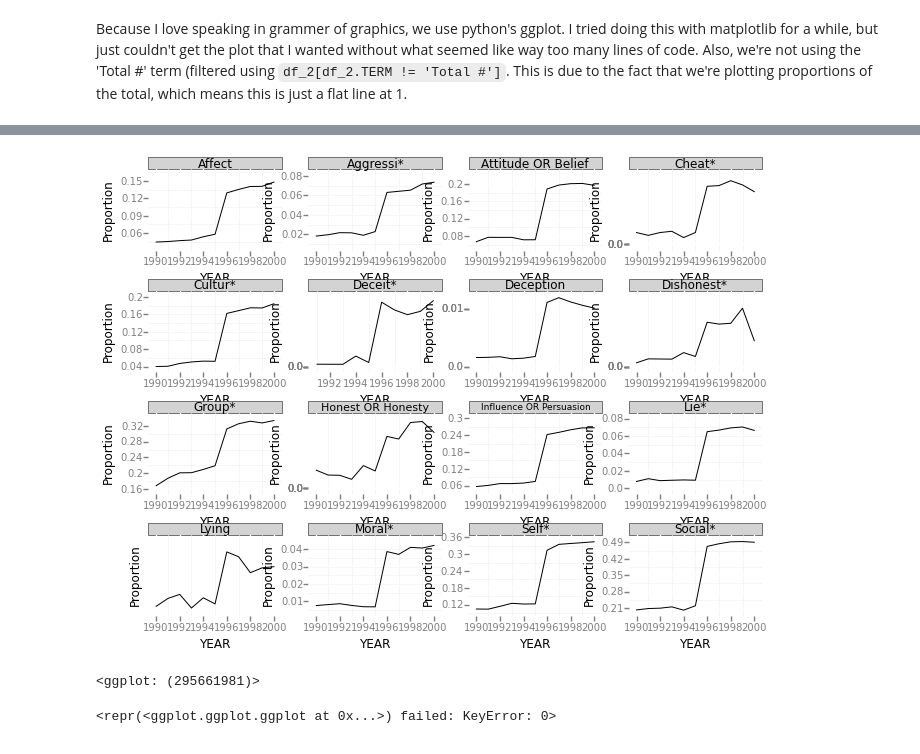
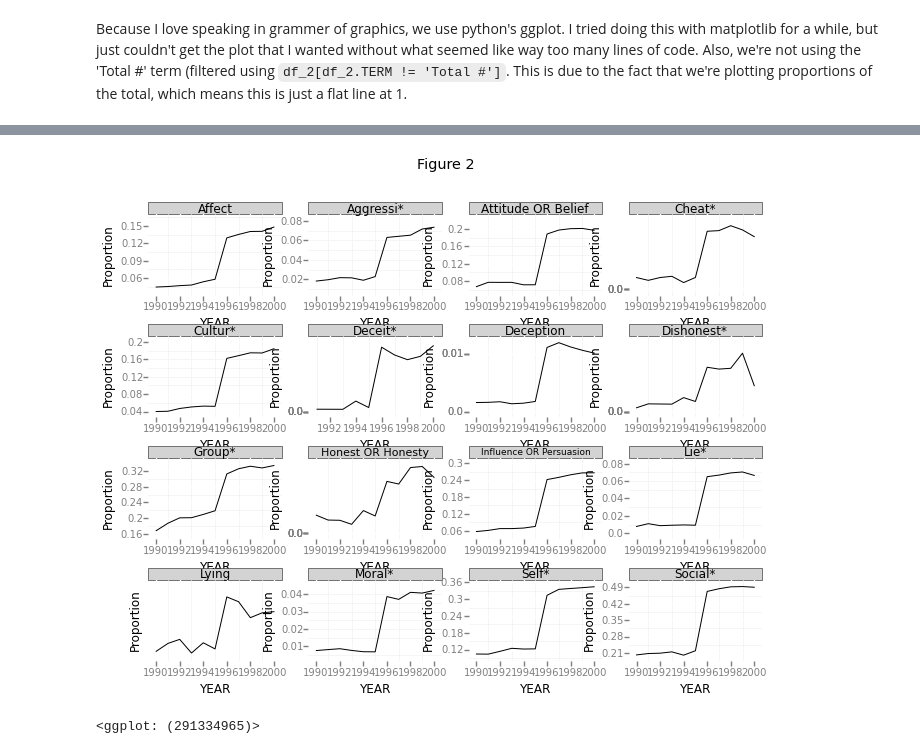
Before and after one commit to riddlet/riddlet.github.io, a Jupyter notebook: _drafts/Publication counts.ipynb, the cells around one changed output, grey strips where cells are left out. Cells and saved outputs as stored; diff of their text form; code cells hidden in the pictures.

```diff
--- a/_drafts/Publication counts.ipynb
+++ b/_drafts/Publication counts.ipynb
@@ -78,12 +80,7 @@ See anything weird?  Let's zoom in a bit, only focusing on search results since
 # %%
 df_recent_papers = df_2[(df_2.YEAR >= 1990) & (df_2.YEAR <= 2000)]
 p = ggplot(df_recent_papers[df_recent_papers.TERM != 'Total #'], aes('YEAR', 'Proportion'))
-p + geom_line() + facet_wrap('TERM') + theme_bw()
+p + geom_line() + facet_wrap('TERM') + theme_bw() + ggtitle('Figure 2')
 # %% [output]
-[figure, old version]
+[figure, new version]
-<ggplot: (295661981)>
+<ggplot: (291334965)>
-# %%
-p = ggplot(df_recent_papers[df_recent_papers.TERM == 'Total #'], aes('YEAR', 'Number of Results'))
-p+geom_line()
-# %% [output]
-<repr(<ggplot.ggplot.ggplot at 0x...>) failed: KeyError: 0>
```
Also changed, not shown: parts of 9 cells of this notebook, 16 other files.
